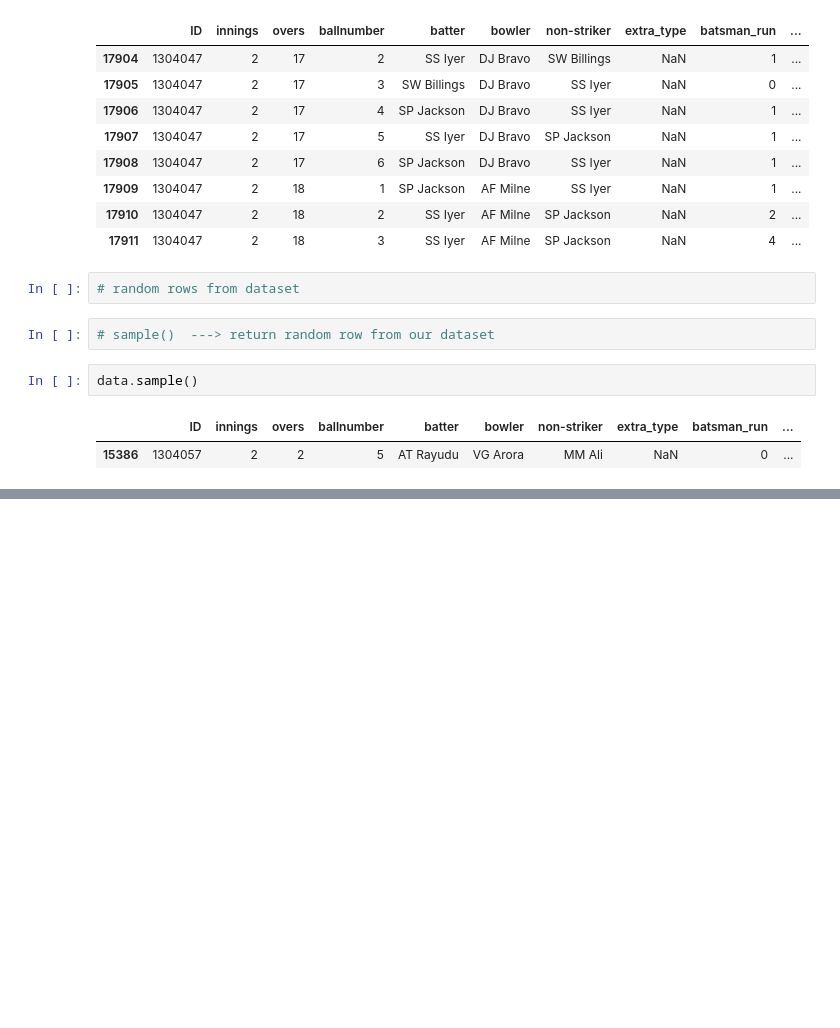
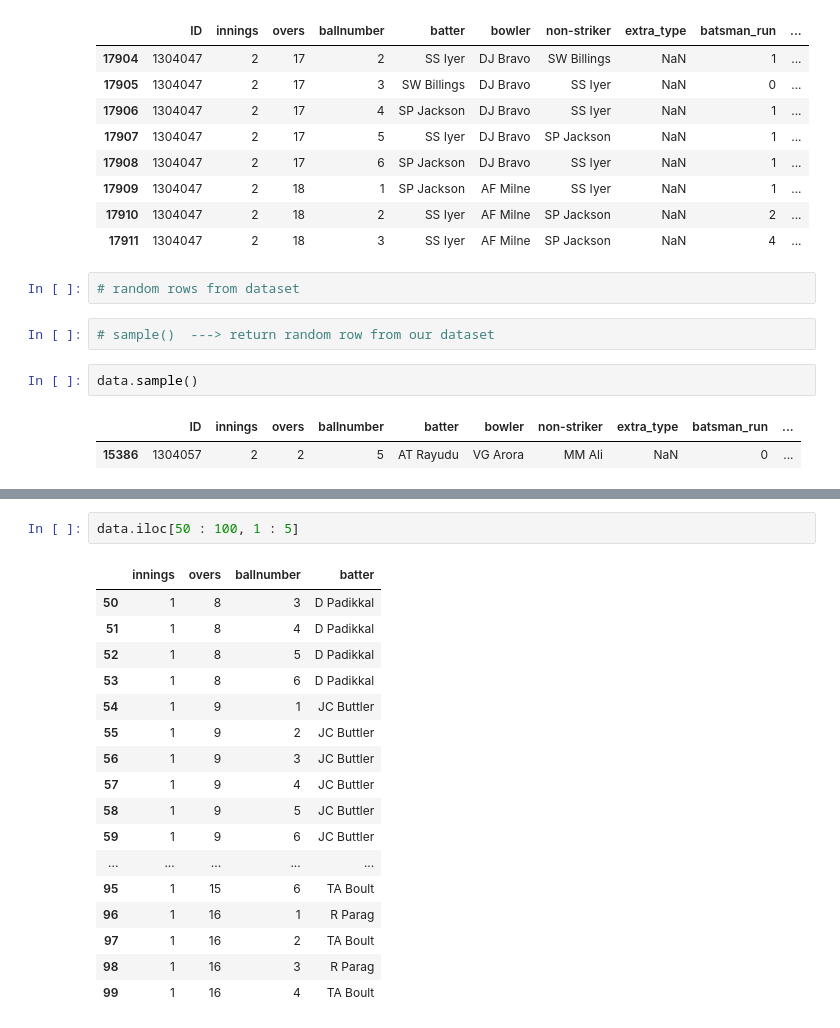
Before and after one commit to banvro/batch-12-to-1-python, a Jupyter notebook: june AI classes/start pandas/pandas class 2.ipynb, the cells around one changed output, grey strips where cells are left out. Cells and saved outputs as stored; diff of their text form; blank space fills up the shorter version.

```diff
--- a/june AI classes/start pandas/pandas class 2.ipynb
+++ b/june AI classes/start pandas/pandas class 2.ipynb
@@ -123,0 +267,20 @@ data.sample()
+# %%
+data.iloc[50 : 100, 1 : 5]
+# %% [output]
+|  | innings | overs | ballnumber | batter |
+| 50 | 1 | 8 | 3 | D Padikkal |
+| 51 | 1 | 8 | 4 | D Padikkal |
+| 52 | 1 | 8 | 5 | D Padikkal |
+| 53 | 1 | 8 | 6 | D Padikkal |
+| 54 | 1 | 9 | 1 | JC Buttler |
+| 55 | 1 | 9 | 2 | JC Buttler |
+| 56 | 1 | 9 | 3 | JC Buttler |
+| 57 | 1 | 9 | 4 | JC Buttler |
+| 58 | 1 | 9 | 5 | JC Buttler |
+| 59 | 1 | 9 | 6 | JC Buttler |
+| ... | ... | ... | ... | ... |
+| 95 | 1 | 15 | 6 | TA Boult |
+| 96 | 1 | 16 | 1 | R Parag |
+| 97 | 1 | 16 | 2 | TA Boult |
+| 98 | 1 | 16 | 3 | R Parag |
+| 99 | 1 | 16 | 4 | TA Boult |
```
Also changed, not shown: parts of 25 cells of this notebook.
